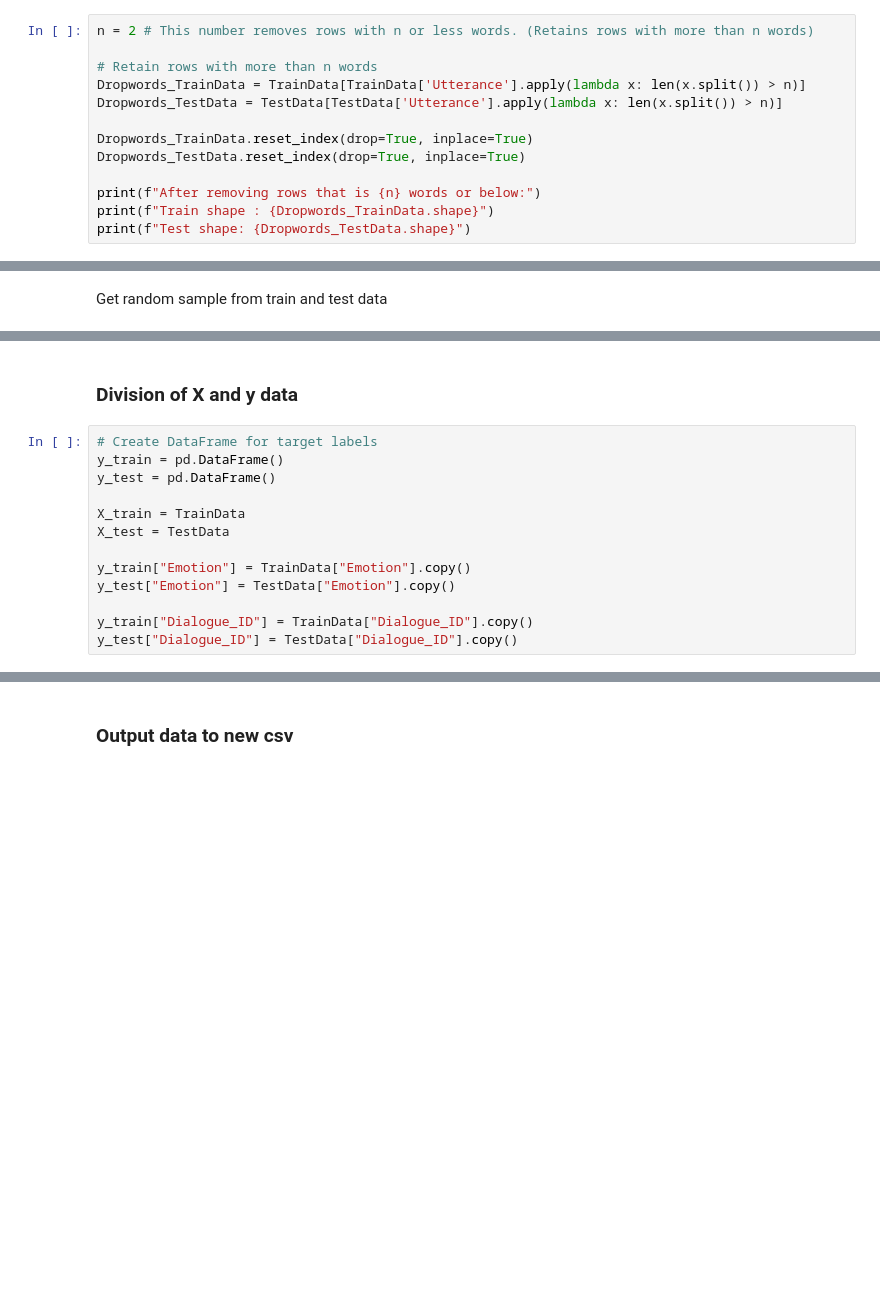
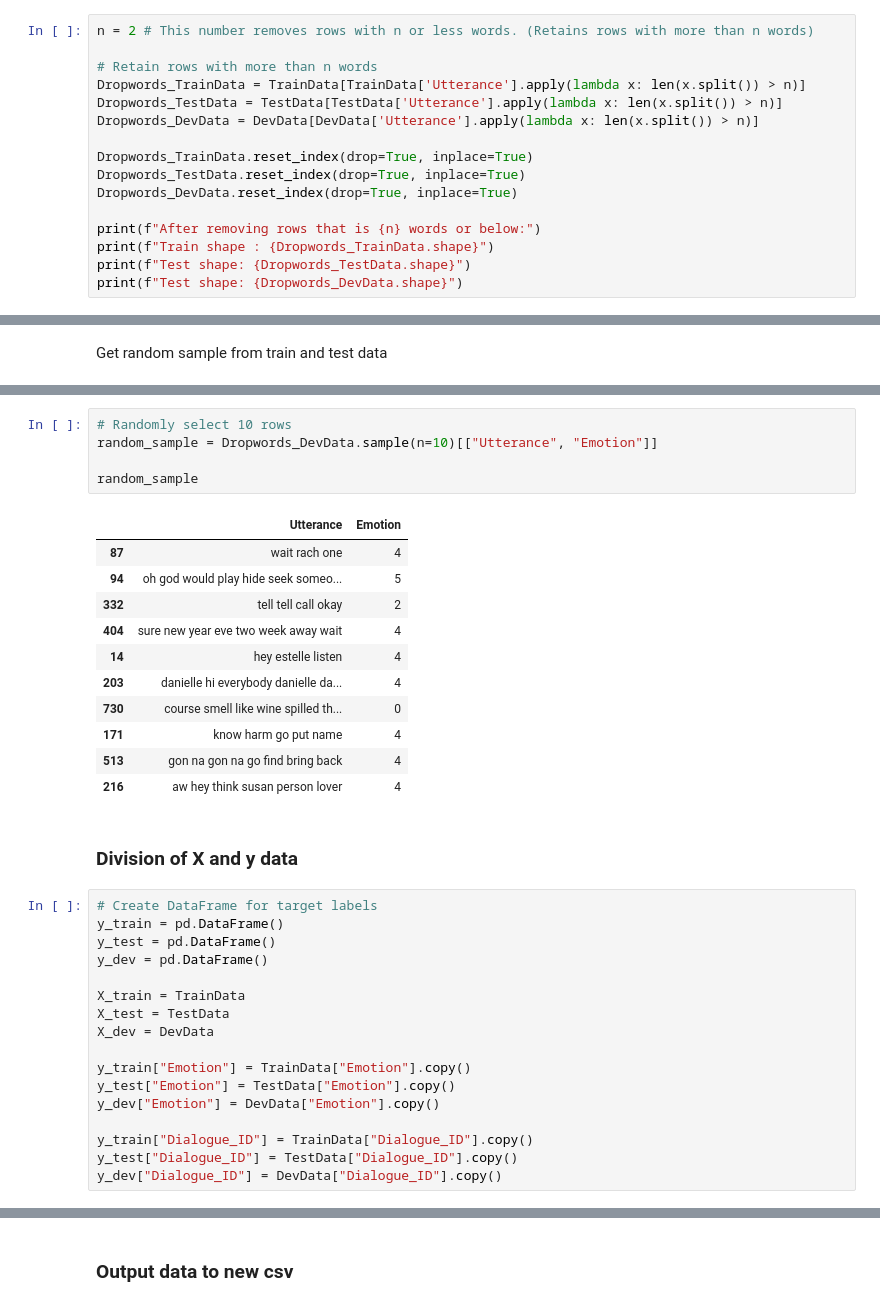
Before and after one commit to ELIJDAYO/ER_GAT, a Jupyter notebook: datasetPreparation.ipynb, the cells around one changed output, grey strips where cells are left out. Saved outputs shown, nothing was run; the diff lists cells and outputs as text; blank space fills up the shorter version.

```diff
--- a/datasetPreparation.ipynb
+++ b/datasetPreparation.ipynb
@@ -299,13 +338,16 @@ n = 2 # This number removes rows with n or less words. (Retains rows with more t
 # Retain rows with more than n words
 Dropwords_TrainData = TrainData[TrainData['Utterance'].apply(lambda x: len(x.split()) > n)]
 Dropwords_TestData = TestData[TestData['Utterance'].apply(lambda x: len(x.split()) > n)]
+Dropwords_DevData = DevData[DevData['Utterance'].apply(lambda x: len(x.split()) > n)]
 
 Dropwords_TrainData.reset_index(drop=True, inplace=True)
 Dropwords_TestData.reset_index(drop=True, inplace=True)
+Dropwords_DevData.reset_index(drop=True, inplace=True)
 
 print(f"After removing rows that is {n} words or below:")
 print(f"Train shape : {Dropwords_TrainData.shape}")
 print(f"Test shape: {Dropwords_TestData.shape}")
+print(f"Test shape: {Dropwords_DevData.shape}")
 # %% [output]
 After removing rows that is 2 words or below:
 Train shape : (7354, 6)
@@ -383,18 +443,39 @@ random_sample
+# %%
+# Randomly select 10 rows
+random_sample = Dropwords_DevData.sample(n=10)[["Utterance", "Emotion"]]
+
+random_sample
+# %% [output]
+|  | Utterance | Emotion |
+| 87 | wait rach one | 4 |
+| 94 | oh god would play hide seek someo... | 5 |
+| 332 | tell tell call okay | 2 |
+| 404 | sure new year eve two week away wait | 4 |
+| 14 | hey estelle listen | 4 |
+| 203 | danielle hi everybody danielle da... | 4 |
+| 730 | course smell like wine spilled th... | 0 |
+| 171 | know harm go put name | 4 |
+| 513 | gon na gon na go find bring back | 4 |
+| 216 | aw hey think susan person lover | 4 |
 # %% [markdown]
 ### Division of X and y data
 # %%
 # Create DataFrame for target labels
 y_train = pd.DataFrame()
 y_test = pd.DataFrame()
+y_dev = pd.DataFrame()
 
 X_train = TrainData
 X_test = TestData
+X_dev = DevData
 
 y_train["Emotion"] = TrainData["Emotion"].copy()
 y_test["Emotion"] = TestData["Emotion"].copy()
+y_dev["Emotion"] = DevData["Emotion"].copy()
 
 y_train["Dialogue_ID"] = TrainData["Dialogue_ID"].copy()
 y_test["Dialogue_ID"] = TestData["Dialogue_ID"].copy()
+y_dev["Dialogue_ID"] = DevData["Dialogue_ID"].copy()
 # %%
 print(f'Shape of X_train: {X_train.shape}')
 print(f'Shape of y_train: {y_train.shape}')
```
Also changed, not shown: parts of 28 cells of this notebook, 5 other files.
